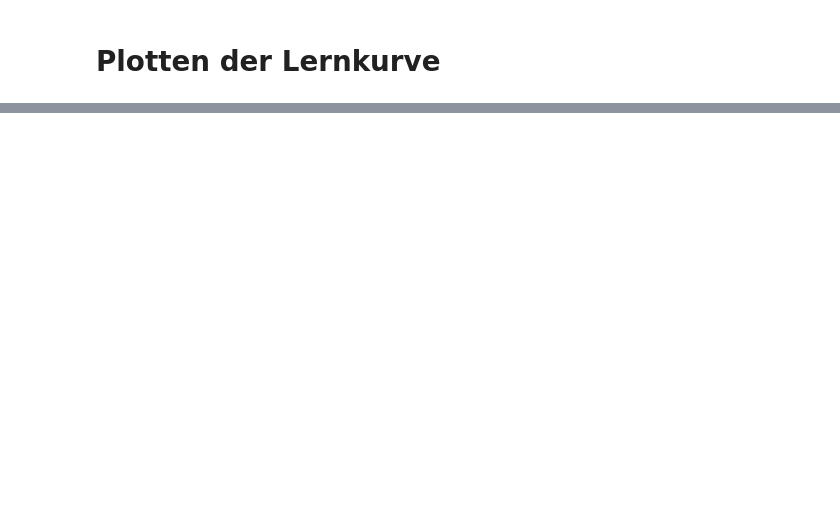
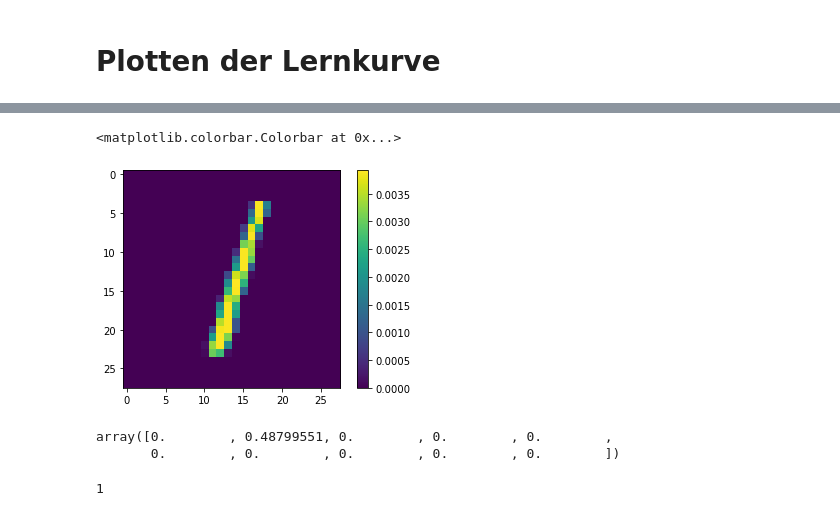
Before and after one commit to juebrauer/course_deep_learning, a Jupyter notebook: 13_perceptron_in_python.ipynb, the cells around one changed output, grey strips where cells are left out. Saved outputs shown, nothing was run; the diff lists cells and outputs as text; code cells hidden in the pictures; blank space fills up the shorter version.

```diff
--- a/13_perceptron_in_python.ipynb
+++ b/13_perceptron_in_python.ipynb
@@ -559,0 +637,5 @@ plt.show()
+# %%
+import cv2
+
+testbild = x_test[2,:,:]
+testbild = preprocess_data(testbild)
@@ -559,0 +650,7 @@ plt.show()
+# %%
+from matplotlib import pyplot as plt
+plt.imshow(testbild)
+plt.colorbar()
+# %% [output]
+<matplotlib.colorbar.Colorbar at 0x...>
+[figure, added]
@@ -559,0 +659,9 @@ plt.show()
+# %%
+pred_vec
+# %% [output]
+array([0.        , 0.48799551, 0.        , 0.        , 0.        ,
+       0.        , 0.        , 0.        , 0.        , 0.        ])
+# %%
+np.argmax(pred_vec)
+# %% [output]
+1
```
Also changed, not shown: parts of 28 cells of this notebook, 1 other file.
